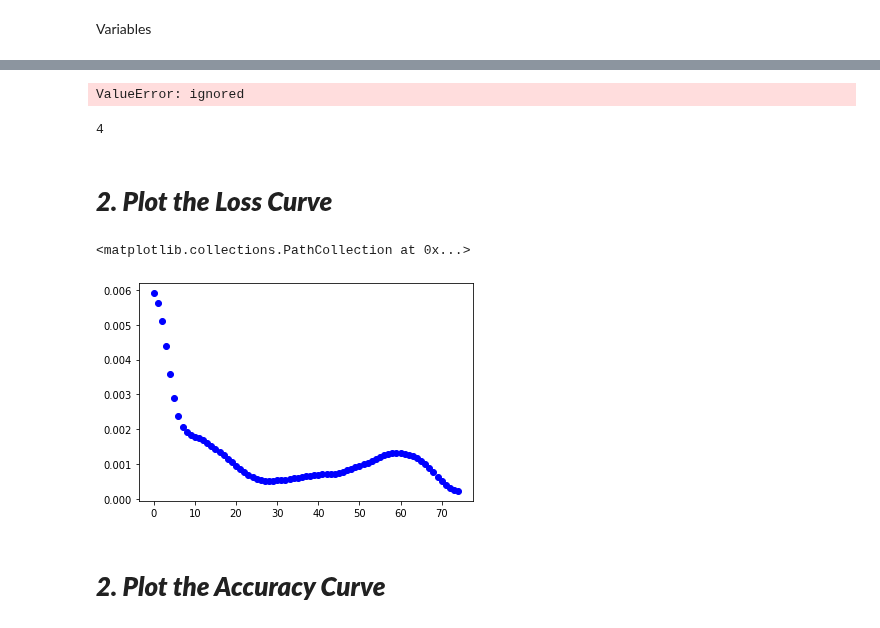
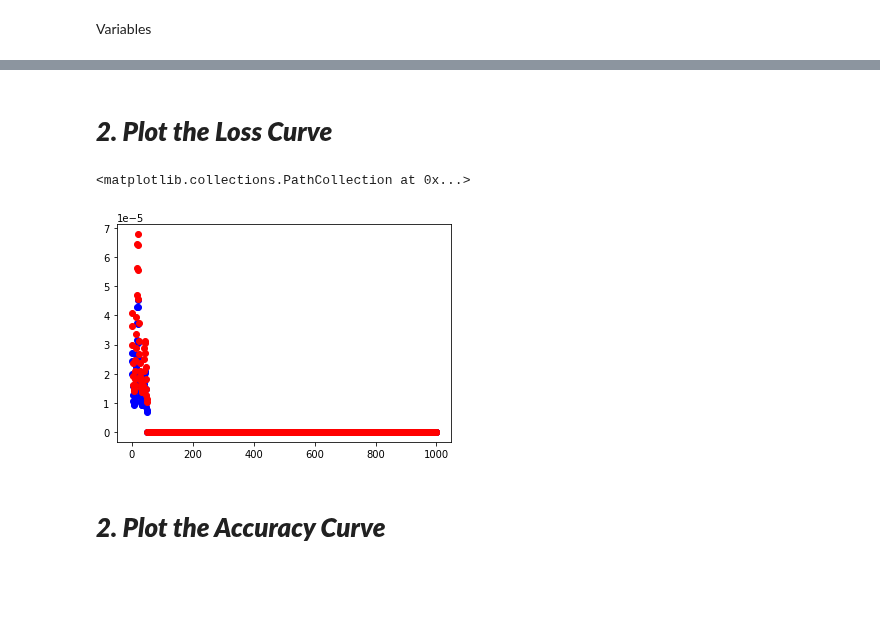
Before and after one commit to crescent98/machinelearning35911, a Jupyter notebook: assignment09.ipynb, the cells around one changed output, grey strips where cells are left out. Saved outputs shown, nothing was run; the diff lists cells and outputs as text; code cells hidden in the pictures; blank space fills up the shorter version.

```diff
--- a/assignment09.ipynb
+++ b/assignment09.ipynb
@@ -196,13 +196,13 @@ sum_w=0
 sum_v=0
 sum_u=0
 m=6000
-a=0.01
-j_objective=[]
+a=0.3
 # %%
-train_objective=np.zeros((1,1000))
-train_accuracy=np.zeros((1,1000))
-train_objective=np.zeros((1,1000))
-test_accuracy=np.zeros((1,1000))
-temp_
+train_objective=np.zeros(1000)
+train_accuracy=np.zeros(1000)
+test_objective=np.zeros(1000)
+train_accuracy=np.zeros(1000)
+# %%
+h_sig_temp=np.zeros(4000)
 # %%
 #traning
@@ -307,22 +310,10 @@ while(i<100):
-# %%
-y=np.matmul(u_temp,np.append(np.arange(1),data_normalized))
-y_sig=h_function(y)
-z=np.matmul(v_temp,np.append(np.arange(1),y_sig))
-z_sig=h_function(z)
-h=np.matmul(w_temp,np.append(np.arange(1),z_sig))
-h_sig=h_function(h)
-# %% [output]
-ValueError: ignored
-# %%
-np.argmax(h_sig)
-# %% [output]
-4
 # %% [markdown]
 # ***2. Plot the Loss Curve***
 # %%
-plt.scatter(range(0,len(j_objective)),j_objective,c="#0000ff")
+plt.scatter(range(0,len(train_objective)),train_objective,c="#0000ff")
+plt.scatter(range(0,len(train_objective)),test_objective,c="#ff0000")
 # %% [output]
 <matplotlib.collections.PathCollection at 0x...>
-[figure, old version]
+[figure, new version]
 # %% [markdown]
 # ***2. Plot the Accuracy Curve***
```
Also changed, not shown: parts of 8 cells of this notebook.
